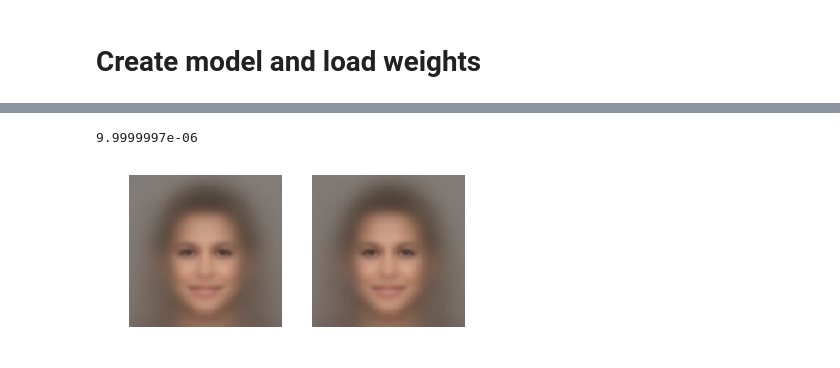
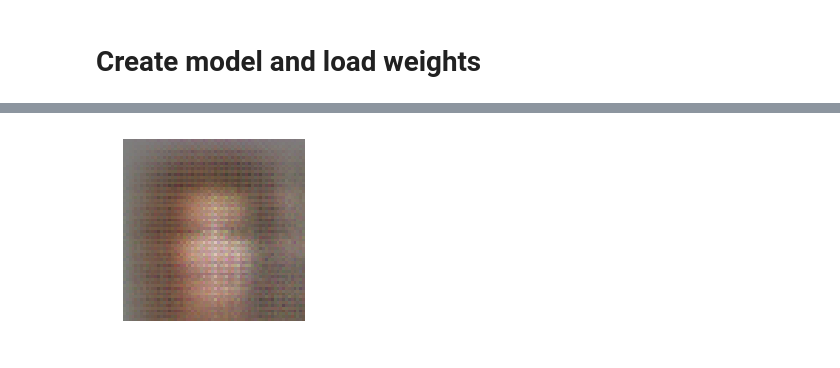
Before and after one commit to ReidWilliams/GANs, a Jupyter notebook: notebooks/working-vanilla-vae-celeba.ipynb, the cells around one changed output, grey strips where cells are left out. Cells and saved outputs as stored; diff of their text form; code cells hidden in the pictures.

```diff
--- a/notebooks/working-vanilla-vae-celeba.ipynb
+++ b/notebooks/working-vanilla-vae-celeba.ipynb
@@ -54,17 +39,19 @@ optimizer = tf.train.AdamOptimizer(learning_rate=0.0001)
 training_op = optimizer.minimize(loss)
 
 init = tf.global_variables_initializer()
+# %%
+sess = tf.InteractiveSession()
+tf.global_variables_initializer().run()
 # %%
 import math
+epochs = 10
 batches = int(float(training_set_size) / batch_size)
 
-with tf.Session() as sess:
-    init.run()
-    for epoch in range(epochs):
-        loss_out = np.zeros(batches)
-        for batch in range(batches):
-            feed = training[batch*batch_size:(batch+1)*batch_size]
-            _, loss_out[batch] = sess.run([training_op, loss], feed_dict={X: feed})
+for epoch in range(epochs):
+    loss_out = np.zeros(batches)
+    for batch in range(batches):
+        feed = training[batch*batch_size:(batch+1)*batch_size]
+        _, loss_out[batch] = sess.run([training_op, loss], feed_dict={X: feed})
 
-        print('loss: %s' % np.mean(loss_out))
+    print('loss: %s' % np.mean(loss_out))
 # %% [output]
@@ -81,5 +61,0 @@ loss: 456315.7
-# %%
-with tf.Session() as sess:
-    init.run()
-    y = sess.run(decoder, feed_dict={X: feed[:batch_size]})
-imshow[]
@@ -150,10 +62,6 @@ Epoch 1/1
-# %%
-from keras import backend as K
-K.eval(model.model.optimizer.lr)
-# %% [output]
-9.9999997e-06
-# %%
-predictions = model.model.predict(training[:batch_size], batch_size=batch_size)
-imshow([predictions[0], predictions[7]])
-# %% [output]
-[figure, removed]
+# %%
+y = sess.run(decoder, feed_dict={X: [training[1]]})
+y.shape
+imshow([y[0]])
+# %% [output]
+[figure, added]
```
Also changed, not shown: parts of 20 cells of this notebook, 1 other file.
